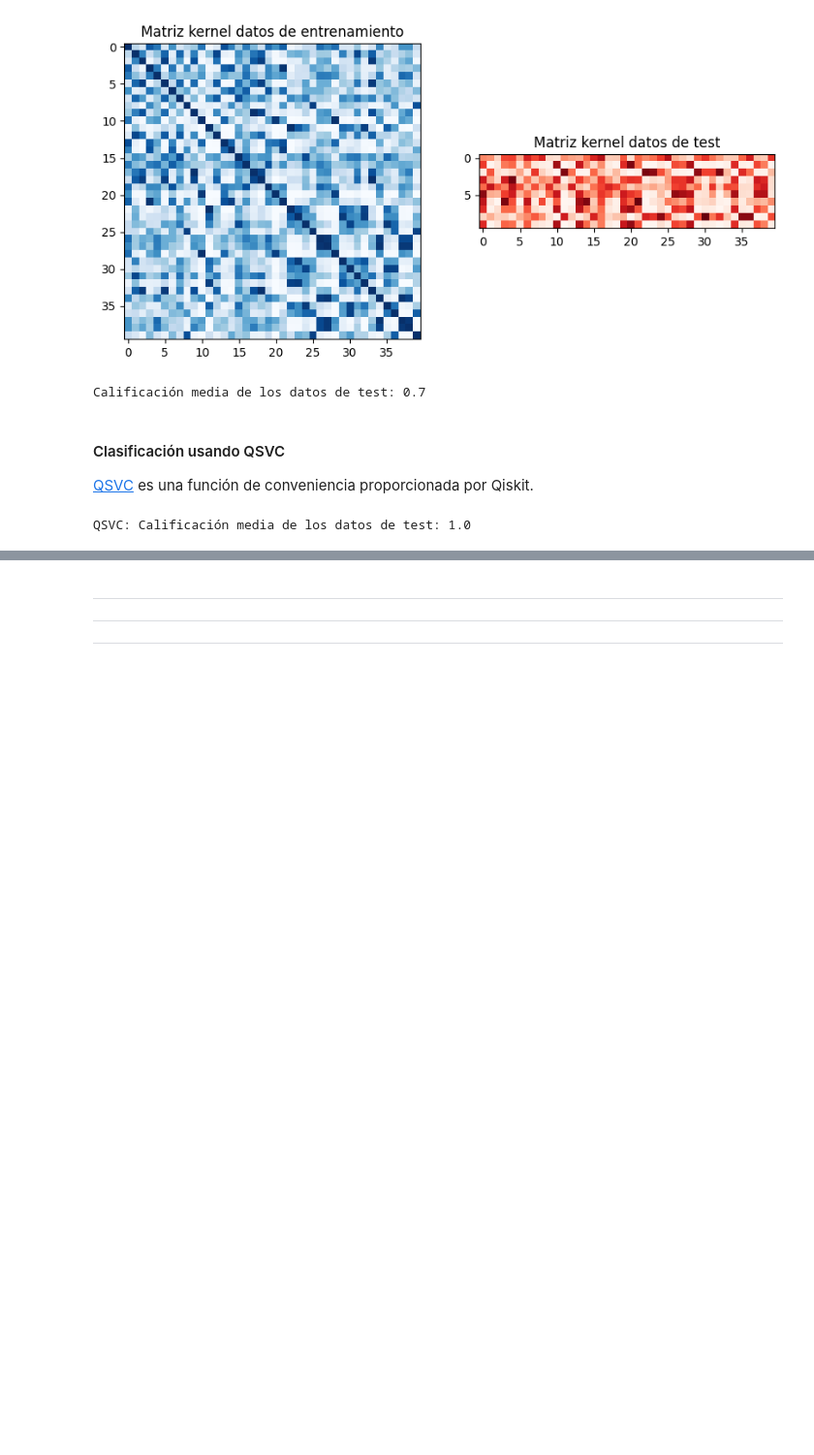
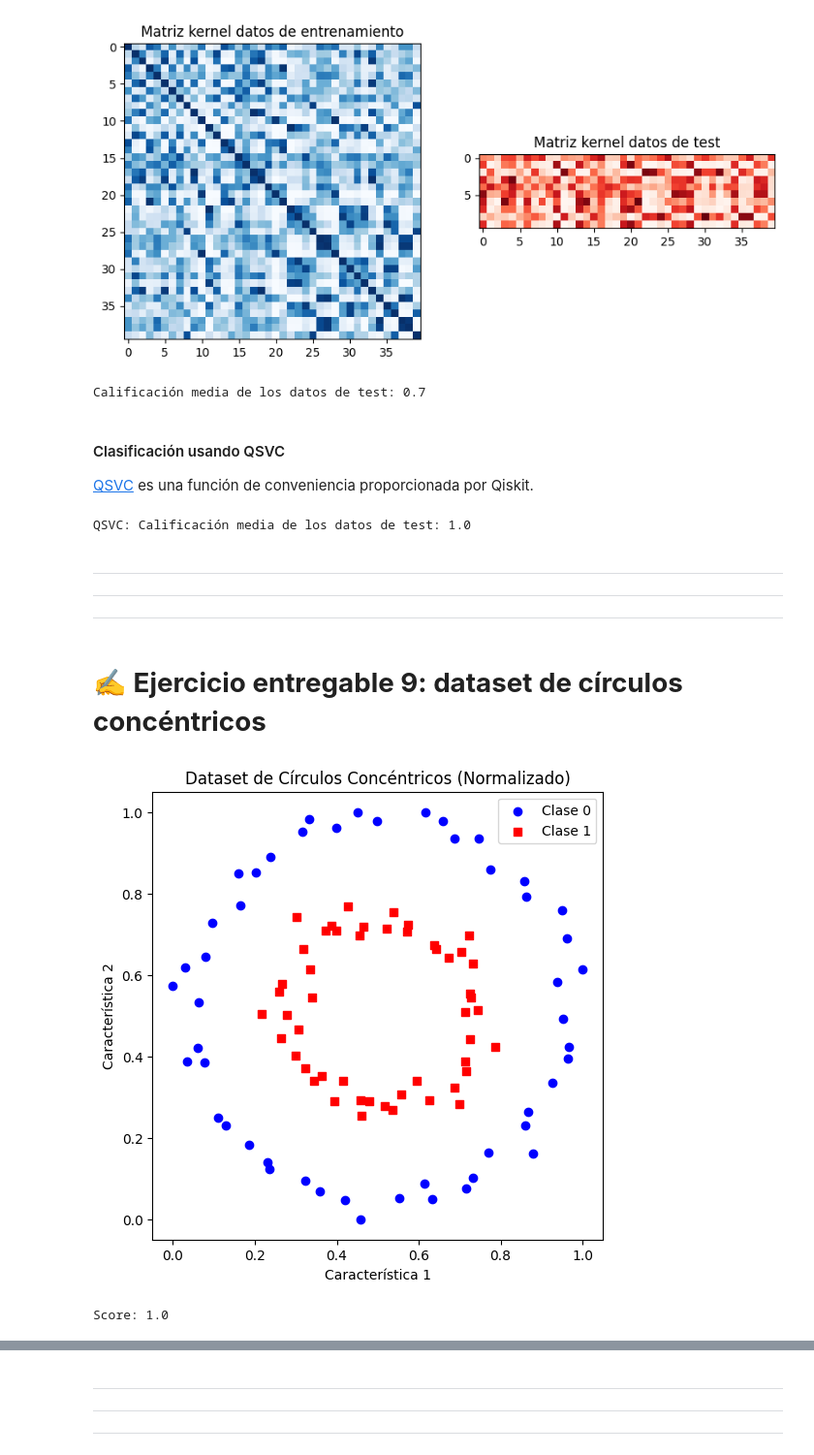
Before and after one commit to tarabelo/GrIA-QML-2025-26, a Jupyter notebook: 05. Introducción al Quantum Machine Learning.ipynb, the cells around one changed output, grey strips where cells are left out. Shown at 97% size. Drawn from its saved outputs; the diff is of its cells as text; code cells hidden in the pictures; blank space fills up the shorter version.

```diff
--- a/05. Introducción al Quantum Machine Learning.ipynb
+++ b/05. Introducción al Quantum Machine Learning.ipynb
@@ -614,0 +633,57 @@ sklearn.datasets.make_circles(n_samples=100, factor=0.5, noise=0.1)
+# %% [markdown]
+
+
+---
+
+
+
+---
+
+
+
+---
+# %% [markdown]
+<a name="e9"></a>
+# **✍️ Ejercicio entregable 9: dataset de círculos concéntricos**
+# %%
+import matplotlib.pyplot as plt
+import numpy as np
+from sklearn.datasets import make_circles
+from sklearn.preprocessing import MinMaxScaler
+from sklearn.model_selection import train_test_split
+
+# 1. Generar el dataset de círculos
+# factor: relación de radio entre el círculo interno y externo (0.5 es buena separación)
+# noise: añade dispersión para que no sea un círculo perfecto y sea más realista
+features, labels = make_circles(n_samples=100, factor=0.5, noise=0.05, random_state=42)
+
+# 2. Normalización (Escalado de características)
+# Los feature maps cuánticos suelen esperar valores en el rango [0, 1] o [-1, 1]
+# ya que estos valores se mapean directamente a ángulos de rotación (fases).
+features = MinMaxScaler(feature_range=(0, 1)).fit_transform(features)
+
+# 3. División en entrenamiento y test (similar a tu ejemplo previo)
+train_features, test_features, train_labels, test_labels = train_test_split(
+    features, labels, train_size=20, test_size=10, random_state=42
+)
+
+# 4. Visualización para tus alumnos
+plt.figure(figsize=(6, 6))
+for label, color, marker in zip([0, 1], ["blue", "red"], ["o", "s"]):
+    mask = labels == label
+    plt.scatter(features[mask, 0], features[mask, 1], c=color, label=f"Clase {label}", marker=marker)
+
+plt.title("Dataset de Círculos Concéntricos (Normalizado)")
+plt.xlabel("Característica 1")
+plt.ylabel("Característica 2")
+plt.legend()
+plt.show()
+# %% [output]
+[figure, added]
+# %%
+from sklearn.svm import SVC
+model = SVC(kernel='rbf') # O kernel='poly'
+model.fit(train_features, train_labels)
+print(f"Score: {model.score(test_features, test_labels)}")
+# %% [output]
+Score: 1.0
```
Also changed, not shown: parts of 8 cells of this notebook.
